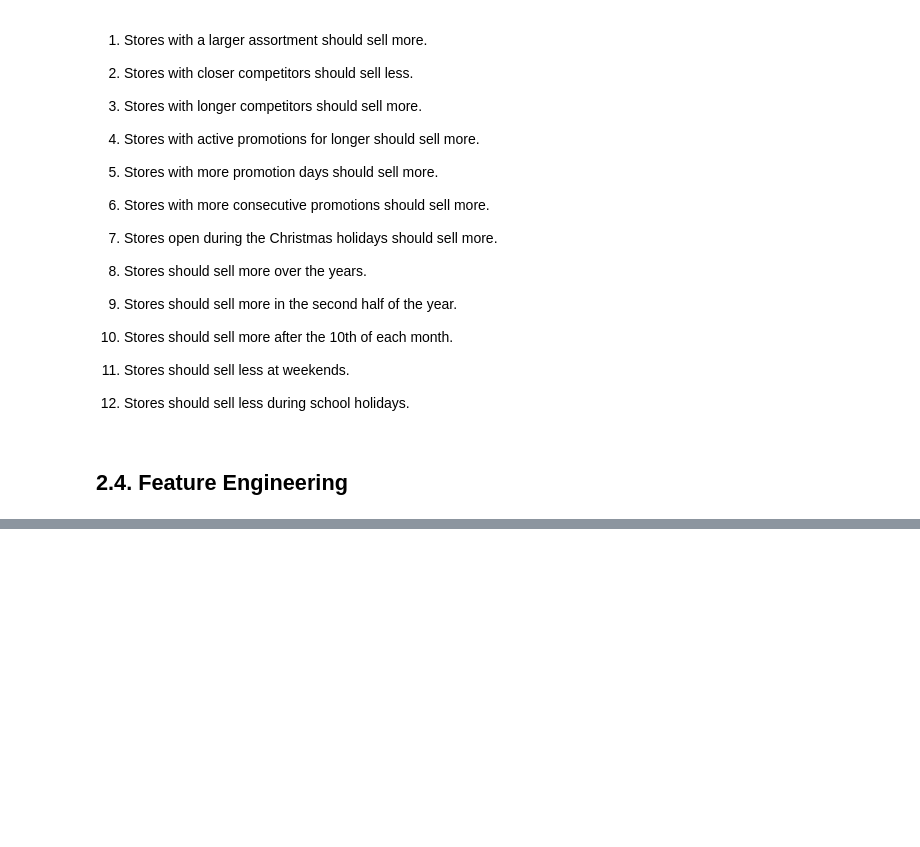
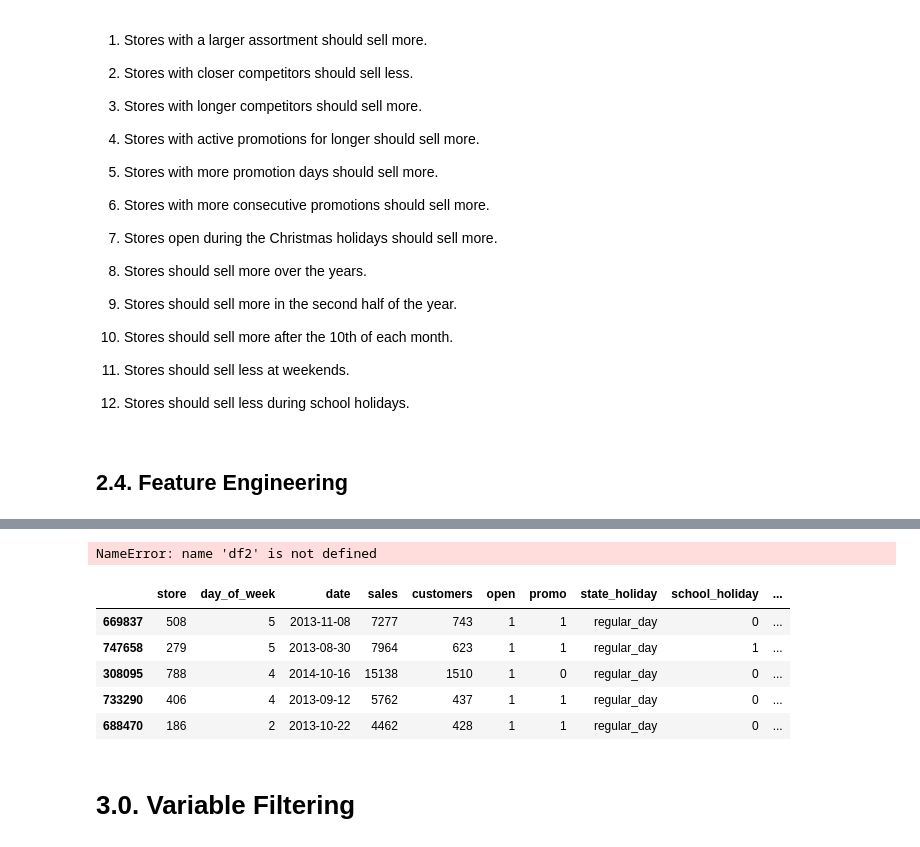
Before and after one commit to bruno-nazario/sales_prediction, a Jupyter notebook: notebook.ipynb, the cells around one changed output, grey strips where cells are left out. Saved outputs shown, nothing was run; the diff lists cells and outputs as text; code cells hidden in the pictures; blank space fills up the shorter version.

```diff
--- a/notebook.ipynb
+++ b/notebook.ipynb
@@ -365,0 +380,32 @@ df2['promo_since']
+# %%
+# Promo
+df2['promo_since'] = df2['promo2_since_year'].astype(str) + '-' + df2['promo2_since_week'].astype(str)
+df2['promo_since'] = df2['promo_since'].apply(
+    lambda x: datetime.datetime.strptime(x + '-1', '%Y-%W-%w') - datetime.timedelta(days=7)
+)
+
+df2['promo_time_week'] = ((df2['date'] - df2['promo_since'] )/7).apply(
+    lambda x: x.days).astype(int)
+# %% [output]
+NameError: name 'df2' is not defined
+# %%
+# Assortment
+df2['assortment'] = df2['assortment'].apply(lambda x: 'basic' if x == 'a'
+else 'extra' if x == 'b' else 'extended')
+
+# State Holiday
+df2['state_holiday'] = df2['state_holiday'].apply( lambda x: 'public_holiday'
+    if x == 'a' else 'easter_holiday' if x =='b' else 'christimas'
+    if x == 'c' else 'regular_day'
+)
+# %%
+df2.sample(5)
+# %% [output]
+|  | store | day_of_week | date | sales | customers | open | promo | state_holiday | school_holiday | ... |
+| 669837 | 508 | 5 | 2013-11-08 | 7277 | 743 | 1 | 1 | regular_day | 0 | ... |
+| 747658 | 279 | 5 | 2013-08-30 | 7964 | 623 | 1 | 1 | regular_day | 1 | ... |
+| 308095 | 788 | 4 | 2014-10-16 | 15138 | 1510 | 1 | 0 | regular_day | 0 | ... |
+| 733290 | 406 | 4 | 2013-09-12 | 5762 | 437 | 1 | 1 | regular_day | 0 | ... |
+| 688470 | 186 | 2 | 2013-10-22 | 4462 | 428 | 1 | 1 | regular_day | 0 | ... |
+# %% [markdown]
+# 3.0. Variable Filtering
```
Also changed, not shown: parts of 7 cells of this notebook.
